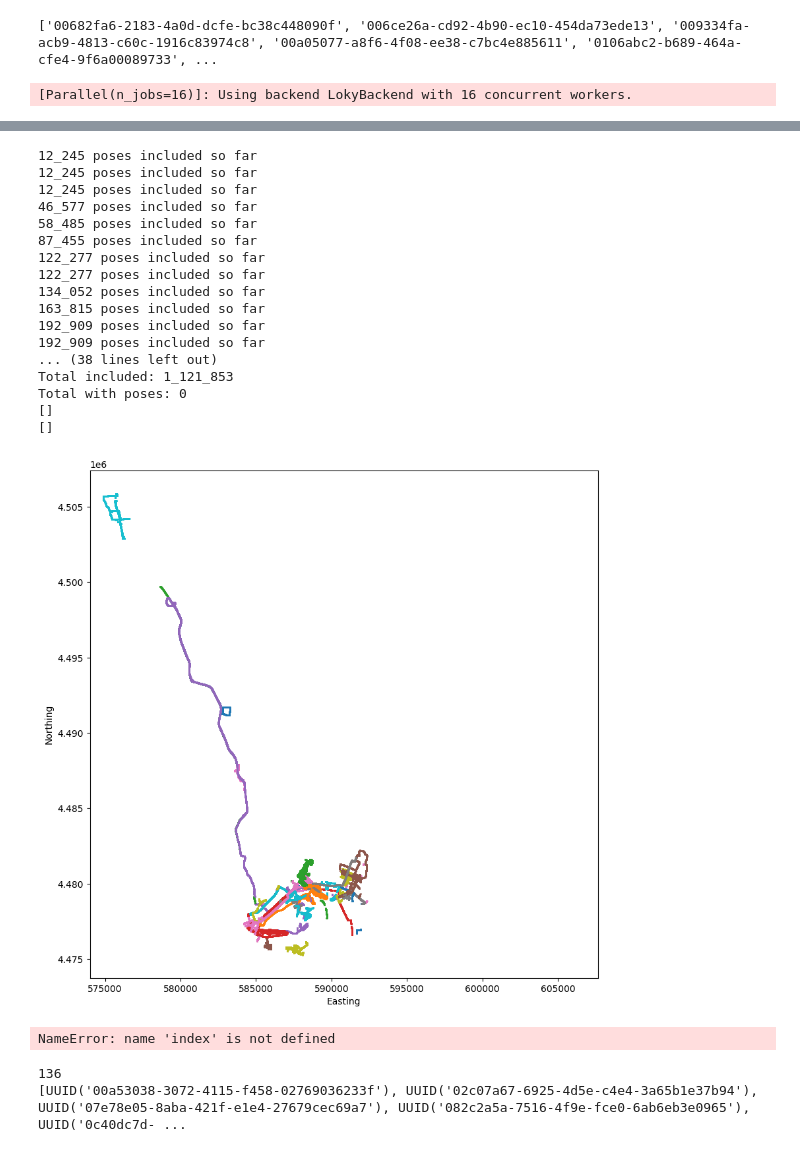
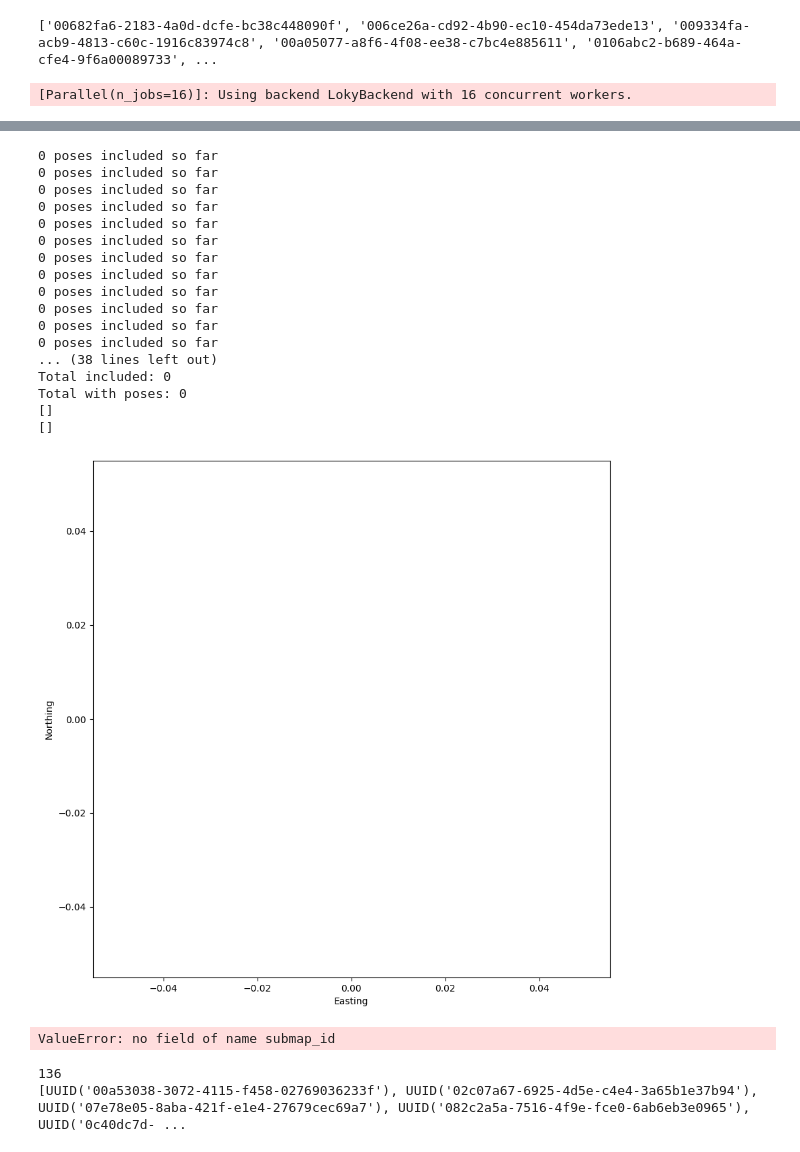
Before and after one commit to pit30m/pit30m, a Jupyter notebook: examples/plot_partitions.ipynb, the cells around one changed output, grey strips where cells are left out. Cells and saved outputs as stored; diff of their text form; code cells hidden in the pictures.

Commit message:
simpler api for filtering with partitions

```diff
--- a/examples/plot_partitions.ipynb
+++ b/examples/plot_partitions.ipynb
@@ -75,7 +75,9 @@ missing = []
 sensor_indices, pool = get_sensor_indices(
     log_readers.values(),
     CamName.MIDDLE_FRONT_WIDE.name,
-    partitions=[PreProcessPartition.VALID, GeoPartition.TRAIN],
+    # partitions=(PreProcessPartition.VALID, GeoPartition.TEST, QueryBasePartition.QUERY),
+    # partitions=(PreProcessPartition.VALID, GeoPartition.TRAIN),
+    partitions=(PreProcessPartition.VALID, GeoPartition.VAL),
 )
 
 for log_id, index in tqdm(sensor_indices.items()):
@@ -175,27 +171,27 @@ WARNING: There are 4791 / 91192 (5.25%) timestamp associations with gap > 0.200s
-12_245 poses included so far
-12_245 poses included so far
-12_245 poses included so far
-46_577 poses included so far
-58_485 poses included so far
-87_455 poses included so far
-122_277 poses included so far
-122_277 poses included so far
-134_052 poses included so far
-163_815 poses included so far
-192_909 poses included so far
-192_909 poses included so far
+0 poses included so far
+0 poses included so far
+0 poses included so far
+0 poses included so far
+0 poses included so far
+0 poses included so far
+0 poses included so far
+0 poses included so far
+0 poses included so far
+0 poses included so far
+0 poses included so far
+0 poses included so far
 ... (38 lines left out)
-Total included: 1_121_853
+Total included: 0
 Total with poses: 0
 []
 []
-[figure, old version]
+[figure, new version]
 # %%
 submap_ids = sorted([UUID(bytes=x.ljust(16, b"\x00")) for x in np.unique(index["submap_id"])])
 print(len(submap_ids))
 print(submap_ids[:10])
 # %% [output]
-NameError: name 'index' is not defined
+ValueError: no field of name submap_id
 # %%
 from typing import Iterable
 from pathlib import Path
```
Also changed, not shown: parts of 1 cell of this notebook, 1 other file.
